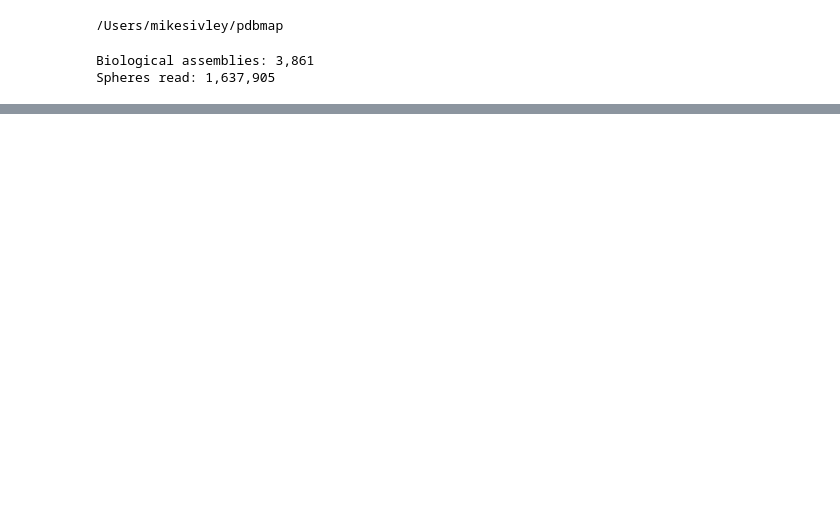
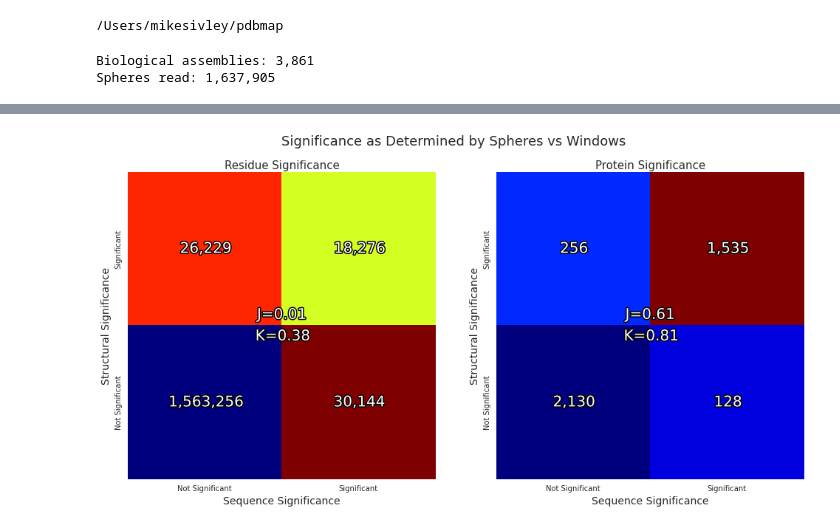
Before and after one commit to CapraLab/pdbmap, a Jupyter notebook: ipython/SlidingSphereThresholds.ipynb, the cells around one changed output, grey strips where cells are left out. Drawn from its saved outputs; the diff is of its cells as text; code cells hidden in the pictures; blank space fills up the shorter version.

```diff
--- a/ipython/SlidingSphereThresholds.ipynb
+++ b/ipython/SlidingSphereThresholds.ipynb
@@ -361,0 +319,83 @@ print df[["structid","biounit"]].groupby("allpop_fst_roi").size().sort()
+# %%
+def cohens_kappa(v1,v2):
+    if len(v1) != len(v2): raise Exception("Vectors must be of equal length")
+    N   = float(len(v1))
+    v1T = v1.sum() / N
+    v2T = v2.sum() / N
+    pe  = (v1T*v2T) + ((1-v1T)*(1-v2T))
+    pa  = (v1 == v2).sum() / N
+    return (pa-pe)/(1-pe)
+# %%
+def jaccard_index(cm):
+    return float(cm[1][1]) / (cm[1][0]+cm[0][1]+cm[0][0])
+# %%
+# Confusion matrices of proteins w/ >=1 significant spheres
+# by spheres and windows
+import matplotlib.patheffects as PathEffects
+col = 'allpop_fst_pval'
+fig,axes = plt.subplots(1,2,figsize=(14,7))
+
+ax = axes[1]
+# Calculate Cohen's Kappa (agreement)
+ck = cohens_kappa(df.groupby('unp').apply(lambda x: len(x[x[col]<0.05])>2),
+                                          df.groupby('unp').apply(lambda x: len(x[x["w_%s"%col]<0.05])>2))
+# Calculate the confusion matrix
+cm = confusion_matrix(df.groupby('unp').apply(lambda x: len(x[x[col]<0.05])>2),
+                                          df.groupby('unp').apply(lambda x: len(x[x["w_%s"%col]<0.05])>2))
+# Calculate the Jaccard Index
+j  = jaccard_index(cm)
+ax.text(0,0,'{0:,}'.format(cm[0][0]),fontsize=20,horizontalalignment='center',verticalalignment='center',color='white',path_effects=[PathEffects.withStroke(linewidth=3,foreground="black")])
+ax.text(0,1,'{0:,}'.format(cm[1][0]),fontsize=20,horizontalalignment='center',verticalalignment='center',color='white',path_effects=[PathEffects.withStroke(linewidth=3,foreground="black")])
+ax.text(1,0,'{0:,}'.format(cm[0][1]),fontsize=20,horizontalalignment='center',verticalalignment='center',color='white',path_effects=[PathEffects.withStroke(linewidth=3,foreground="black")])
+ax.text(1,1,'{0:,}'.format(cm[1][1]),fontsize=20,horizontalalignment='center',verticalalignment='center',color='white',path_effects=[PathEffects.withStroke(linewidth=3,foreground="black")])
+ax.text(0.5,0.43,"K=%2.2f"%ck,fontsize=20,horizontalalignment='center',verticalalignment='center',color='white',path_effects=[PathEffects.withStroke(linewidth=3,foreground="black")])
+ax.text(0.5,0.57,"J=%2.2f"%j, fontsize=20,horizontalalignment='center',verticalalignment='center',color='white',path_effects=[PathEffects.withStroke(linewidth=3,foreground="black")])
+cm[0][0] = 0 # improve visualization of significant agreement/disagreement
+# Show confusion matrix in a separate window
+ax.imshow(cm,cmap=plt.cm.jet,interpolation='nearest')
+# plt.colorbar()
+ax.set_title("Protein Significance",fontsize=15)
+ax.set_ylabel('Structural Significance',fontsize=14)
+ax.set_xlabel('Sequence Significance',fontsize=14)
+ax.set_xlim([-0.5,1.5])
+ax.set_ylim([-0.5,1.5])
+ax.set_xticks([0,1])
+ax.set_yticks([0,1])
+ax.set_xticklabels(["Not Significant","Significant"])
+ax.set_yticklabels(["Not Significant","Significant"],rotation='vertical')
+ax.grid(False,'both','both')
+
+ax = axes[0]
+# Calculate Cohen's Kappa (agreement)
+ck = cohens_kappa(df[col]<0.05,df["w_%s"%col]<0.05)
+# Calculate the confusion matrix
+cm = confusion_matrix(df[col]<0.05,df["w_%s"%col]<0.05)
+# Calculate the Jaccard Index
+j  = jaccard_index(cm)
+ax.text(0,0,'{0:,}'.format(cm[0][0]),fontsize=20,horizontalalignment='center',verticalalignment='center',color='white',path_effects=[PathEffects.withStroke(linewidth=3,foreground="black")])
+ax.text(0,1,'{0:,}'.format(cm[1][0]),fontsize=20,horizontalalignment='center',verticalalignment='center',color='white',path_effects=[PathEffects.withStroke(linewidth=3,foreground="black")])
+ax.text(1,0,'{0:,}'.format(cm[0][1]),fontsize=20,horizontalalignment='center',verticalalignment='center',color='white',path_effects=[PathEffects.withStroke(linewidth=3,foreground="black")])
+ax.text(1,1,'{0:,}'.format(cm[1][1]),fontsize=20,horizontalalignment='center',verticalalignment='center',color='white',path_effects=[PathEffects.withStroke(linewidth=3,foreground="black")])
+ax.text(0.5,0.43,"K=%2.2f"%ck,fontsize=20,horizontalalignment='center',verticalalignment='center',color='white',path_effects=[PathEffects.withStroke(linewidth=3,foreground="black")])
+ax.text(0.5,0.57,"J=%2.2f"%j, fontsize=20,horizontalalignment='center',verticalalignment='center',color='white',path_effects=[PathEffects.withStroke(linewidth=3,foreground="black")])
+cm[0][0] = 0 # improve visualization of significant agreement/disagreement
+# Show confusion matrix in a separate window
+ax.imshow(cm,cmap=plt.cm.jet,interpolation='nearest')
+# plt.colorbar()
+ax.set_title("Residue Significance",fontsize=15)
+ax.set_ylabel('Structural Significance',fontsize=14)
+ax.set_xlabel('Sequence Significance',fontsize=14)
+ax.set_xlim([-0.5,1.5])
+ax.set_ylim([-0.5,1.5])
+ax.set_xticks([0,1])
+ax.set_yticks([0,1])
+ax.set_xticklabels(["Not Significant","Significant"])
+ax.set_yticklabels(["Not Significant","Significant"],rotation='vertical')
+ax.grid(False,'both','both')
+
+plt.suptitle("Significance as Determined by Spheres vs Windows",fontsize=18)
+plt.tight_layout()
+plt.subplots_adjust(top=0.88)
+plt.show()
+# %% [output]
+[figure, added]
```
Also changed, not shown: parts of 38 cells of this notebook, 14 other files.
